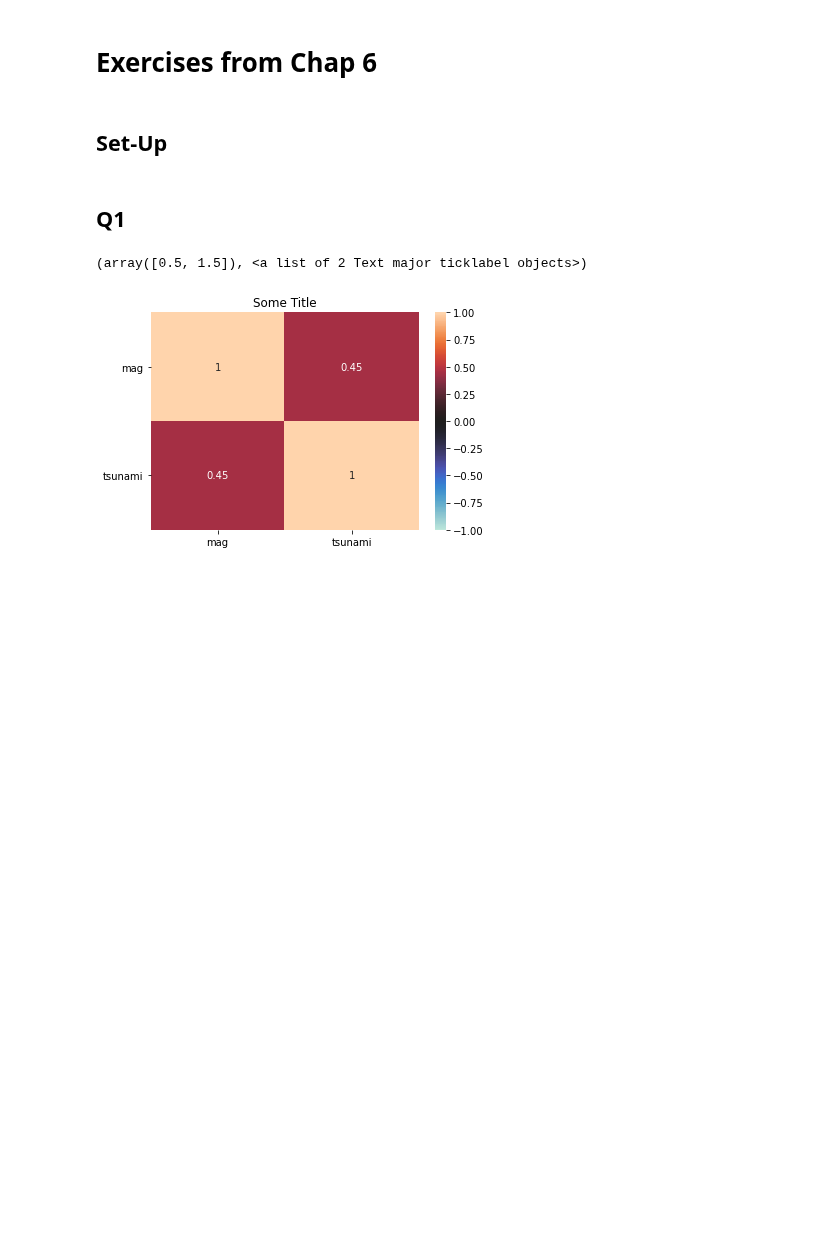
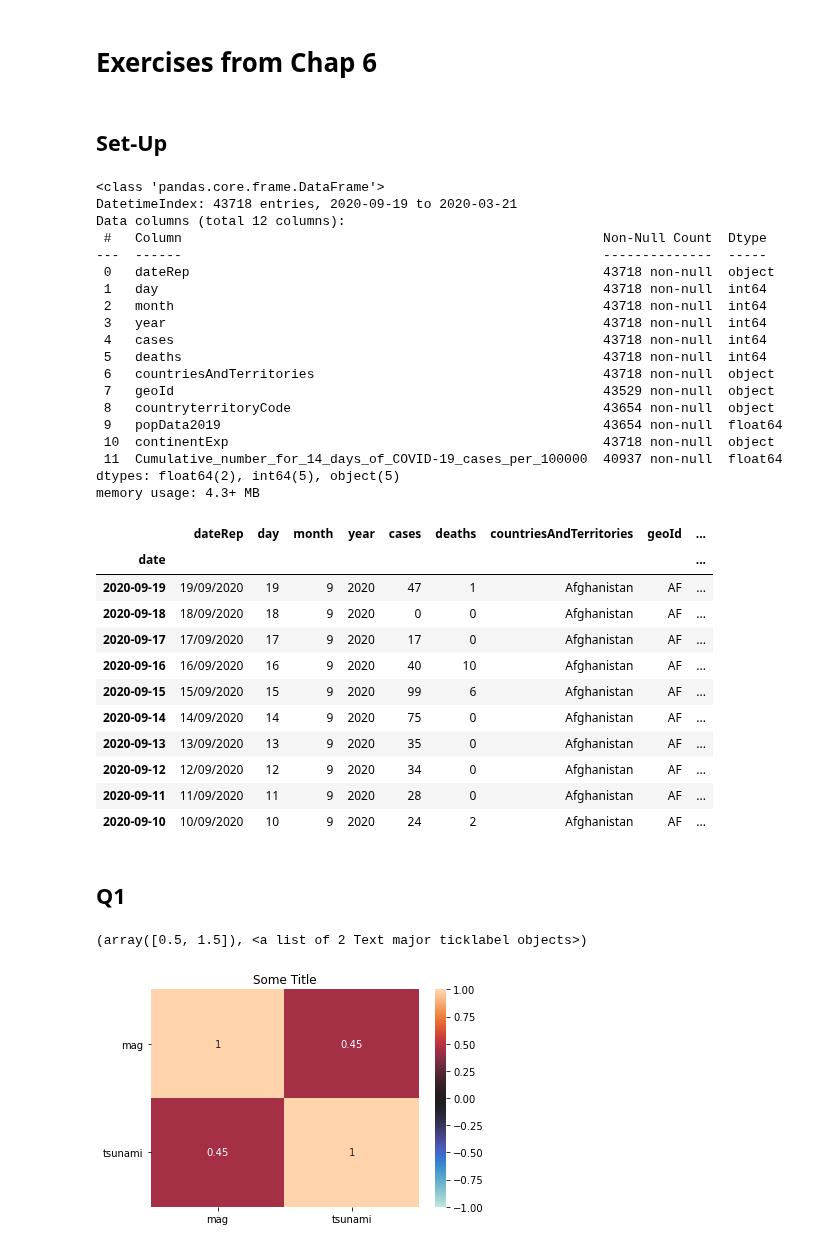
Before and after one commit to kevinsthompson/09-Hands-On-Data-Analysis-with-Pandas-2nd-edition, a Jupyter notebook: ch_06/KT_Exercises-Chp6.ipynb, the cells around one changed output. Cells and saved outputs as stored; diff of their text form; code cells hidden in the pictures; blank space fills up the shorter version.

```diff
--- a/ch_06/KT_Exercises-Chp6.ipynb
+++ b/ch_06/KT_Exercises-Chp6.ipynb
@@ -5,19 +5,59 @@
 # %%
 %matplotlib inline
 import matplotlib.pyplot as plt
 import pandas as pd
 import seaborn as sns
 # import numpy as np
 
 earthquakes = pd.read_csv('data/earthquakes.csv')
 
 fb          = pd.read_csv('data/fb_stock_prices_2018.csv'
-                , index_col='date'
-                , parse_dates=True
+                , index_col = 'date'
+                , parse_dates = True
                 )
 
+covid_df    = pd.read_csv('data/covid19_cases.csv'
+                          ).assign(
+                          date=lambda x: pd.to_datetime(x.dateRep, format='%d/%m/%Y')
+                          ).set_index('date')
+
+
+covid_df.info()
+covid_df.head(10)
 # fb.info()
 # fb.head(10)
+# %% [output]
+<class 'pandas.core.frame.DataFrame'>
+DatetimeIndex: 43718 entries, 2020-09-19 to 2020-03-21
+Data columns (total 12 columns):
+ #   Column                                                      Non-Null Count  Dtype
+---  ------                                                      --------------  -----
+ 0   dateRep                                                     43718 non-null  object
+ 1   day                                                         43718 non-null  int64
+ 2   month                                                       43718 non-null  int64
+ 3   year                                                        43718 non-null  int64
+ 4   cases                                                       43718 non-null  int64
+ 5   deaths                                                      43718 non-null  int64
+ 6   countriesAndTerritories                                     43718 non-null  object
+ 7   geoId                                                       43529 non-null  object
+ 8   countryterritoryCode                                        43654 non-null  object
+ 9   popData2019                                                 43654 non-null  float64
+ 10  continentExp                                                43718 non-null  object
+ 11  Cumulative_number_for_14_days_of_COVID-19_cases_per_100000  40937 non-null  float64
+dtypes: float64(2), int64(5), object(5)
+memory usage: 4.3+ MB
+|  | dateRep | day | month | year | cases | deaths | countriesAndTerritories | geoId | ... |
+| date |  |  |  |  |  |  |  |  | ... |
+| 2020-09-19 | 19/09/2020 | 19 | 9 | 2020 | 47 | 1 | Afghanistan | AF | ... |
+| 2020-09-18 | 18/09/2020 | 18 | 9 | 2020 | 0 | 0 | Afghanistan | AF | ... |
+| 2020-09-17 | 17/09/2020 | 17 | 9 | 2020 | 17 | 0 | Afghanistan | AF | ... |
+| 2020-09-16 | 16/09/2020 | 16 | 9 | 2020 | 40 | 10 | Afghanistan | AF | ... |
+| 2020-09-15 | 15/09/2020 | 15 | 9 | 2020 | 99 | 6 | Afghanistan | AF | ... |
+| 2020-09-14 | 14/09/2020 | 14 | 9 | 2020 | 75 | 0 | Afghanistan | AF | ... |
+| 2020-09-13 | 13/09/2020 | 13 | 9 | 2020 | 35 | 0 | Afghanistan | AF | ... |
+| 2020-09-12 | 12/09/2020 | 12 | 9 | 2020 | 34 | 0 | Afghanistan | AF | ... |
+| 2020-09-11 | 11/09/2020 | 11 | 9 | 2020 | 28 | 0 | Afghanistan | AF | ... |
+| 2020-09-10 | 10/09/2020 | 10 | 9 | 2020 | 24 | 2 | Afghanistan | AF | ... |
 # %% [markdown]
 ## Q1
 # %%
```
Also changed, not shown: parts of 2 cells of this notebook, 1 other file.
